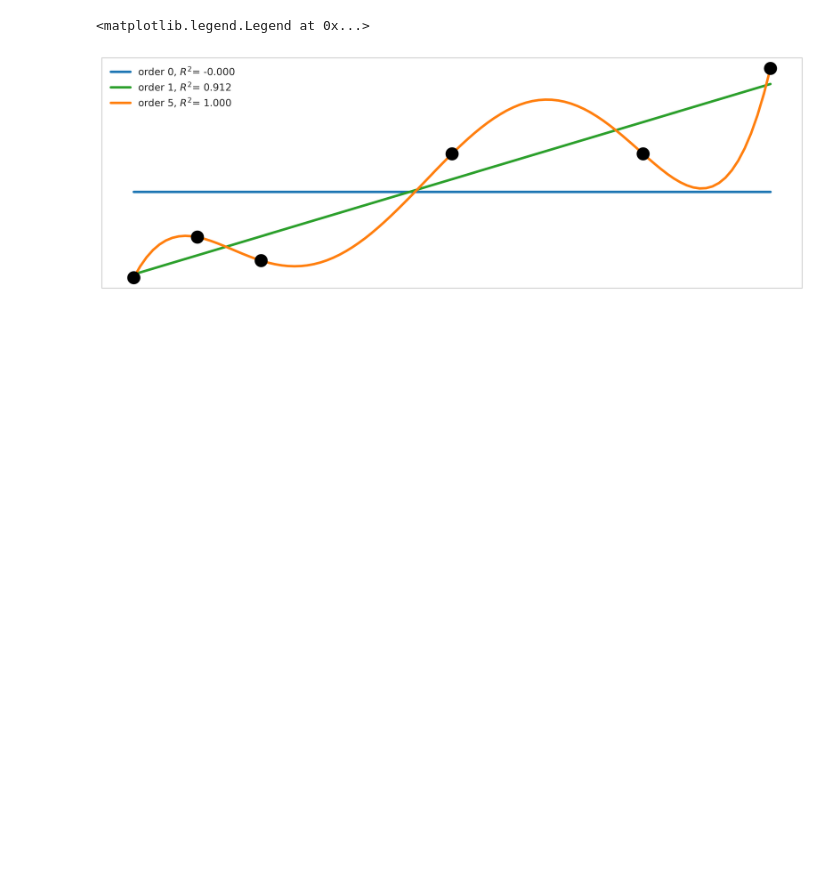
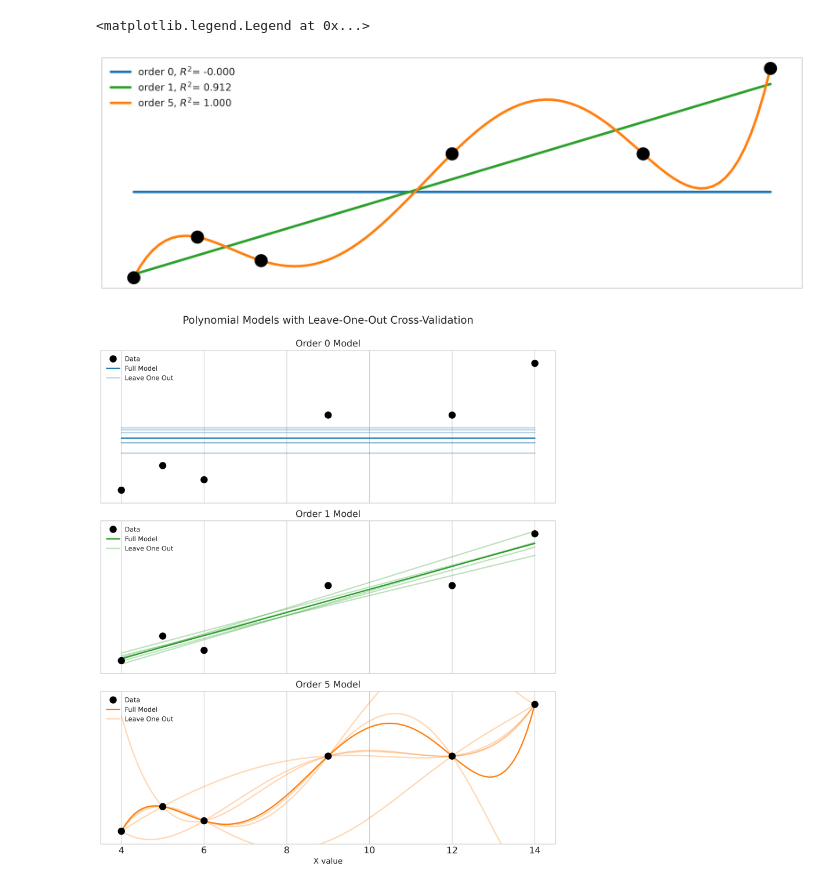
Before and after one commit to opherdonchin/StatisticalComputationAndAnalysis, a Jupyter notebook: Notebooks/Lecture08_ModelComparison.ipynb, the cells around one changed output. Cells and saved outputs as stored; diff of their text form; code cells hidden in the pictures; blank space fills up the shorter version.

```diff
--- a/Notebooks/Lecture08_ModelComparison.ipynb
+++ b/Notebooks/Lecture08_ModelComparison.ipynb
@@ -257,3 +257,49 @@ ax.legend(loc=2, fontsize=12)
 # %% [output]
 <matplotlib.legend.Legend at 0x...>
 [figure]
+# %%
+fig, axes = plt.subplots(3, 1, figsize=(10, 12), sharex=True)
+
+x0 = np.array([4.0, 5.0, 6.0, 9.0, 12, 14.0])
+y0 = np.array([4.2, 6.1, 5.0, 10.0, 10, 14.0])
+n_points = len(x0)
+
+order_values = [0, 1, 5]
+order_colors = ["#1f77b4", "#2ca02c", "#ff7f0e"]
+
+x_n = np.linspace(x0.min(), x0.max(), 100)
+
+for idx, (ax, current_order) in enumerate(zip(axes, order_values)):
+    color = order_colors[idx]
+    ax.plot(x0, y0, "ko", markersize=10, zorder=3, label="Data")
+
+    ax.set_yticks([])
+    ax.set_xticks([]) # Keep for top/middle, will be overridden by sharex for bottom if needed
+    ax.set_title(f"Order {current_order} Model", fontsize=14)
+
+    # Fit and plot the model on all data
+    p_full = np.polynomial.Polynomial.fit(x0, y0, deg=current_order)
+    ax.plot(x_n, p_full(x_n), color=color, label="Full Model", lw=2, zorder=2)
+
+    # Fit and plot LOO models
+    for k in range(n_points):
+        x_loo = np.delete(x0, k)
+        y_loo = np.delete(y0, k)
+
+        p_loo = np.polynomial.Polynomial.fit(x_loo, y_loo, deg=current_order)
+        # Label only the first LOO line
+        loo_label = "Leave One Out" if k == 0 else None
+        ax.plot(x_n, p_loo(x_n), color=color, lw=2, alpha=0.3, zorder=1, label=loo_label)
+
+    ax.legend(loc="best", fontsize=10)
+    ax.set_ylim([min(y0)-1, max(y0)+1]) # Consistent y-limits for better comparison
+
+if axes.shape[0] > 0: # Set x-label only for the bottom-most plot if plots exist
+   axes[-1].set_xticks(np.arange(x0.min(), x0.max()+1, 2)) # Example ticks
+   axes[-1].set_xlabel("X value", fontsize=12)
+
+plt.tight_layout(rect=[0, 0, 1, 0.96]) # Adjust rect to make space for suptitle if added
+fig.suptitle("Polynomial Models with Leave-One-Out Cross-Validation", fontsize=16, y=0.99)
+plt.show()
+# %% [output]
+[figure, added]
```
Also changed, not shown: parts of 1 cell of this notebook, 1 other file.
